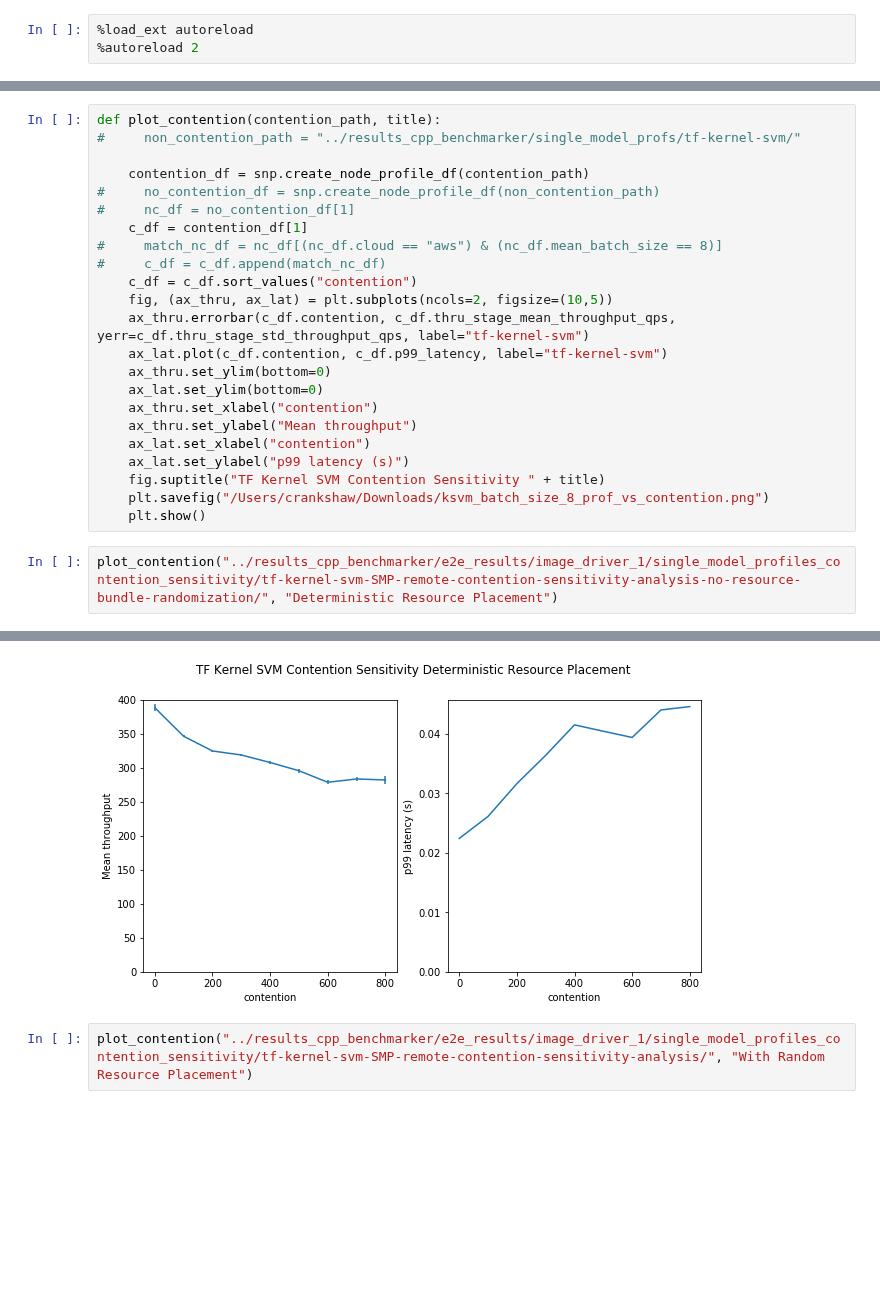
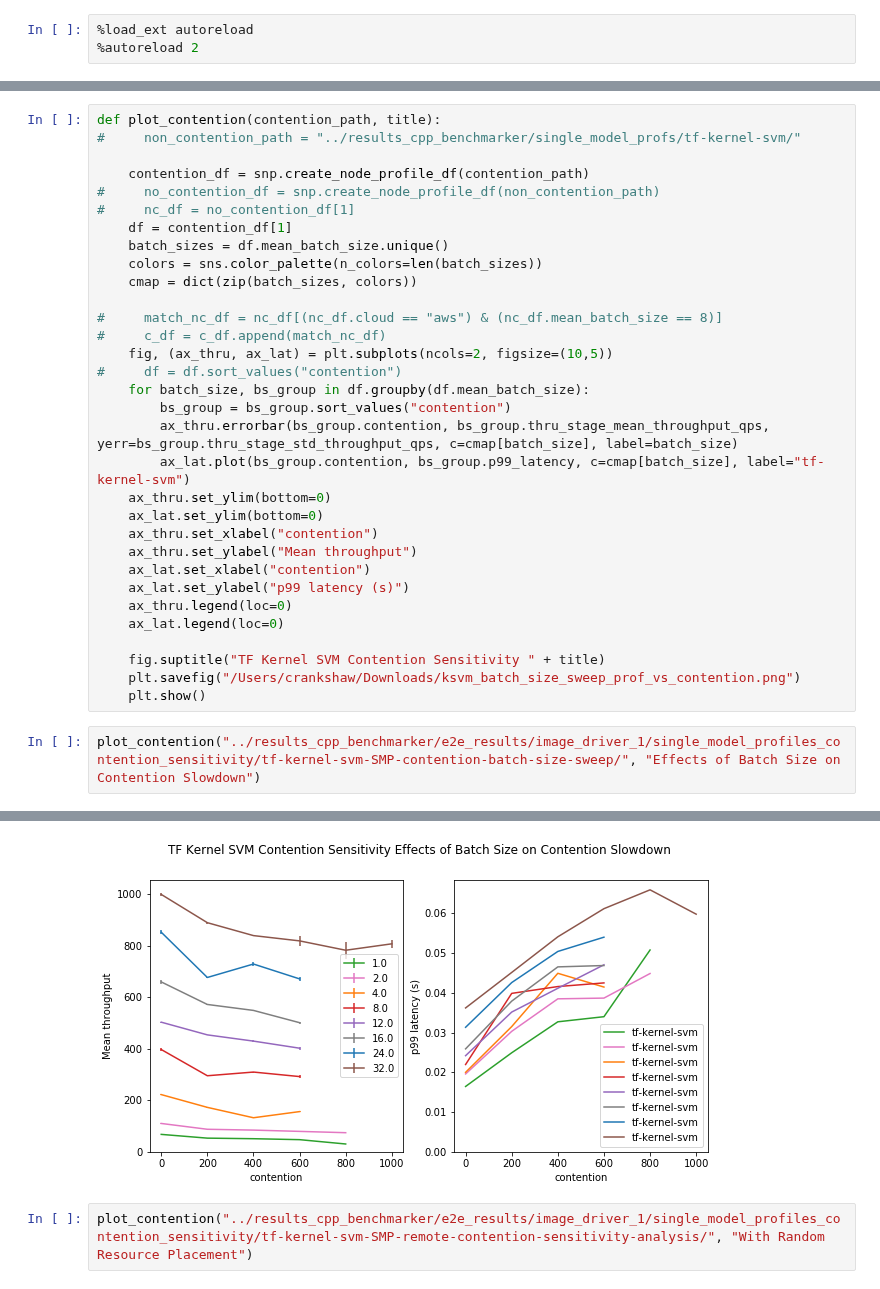
Before and after one commit to dcrankshaw/plots-model-comp-paper, a Jupyter notebook: plotting/single_model_profile_contention_sensitivity.ipynb, the cells around one changed output, grey strips where cells are left out. Cells and saved outputs as stored; diff of their text form; blank space fills up the shorter version.

```diff
--- a/plotting/single_model_profile_contention_sensitivity.ipynb
+++ b/plotting/single_model_profile_contention_sensitivity.ipynb
@@ -23,24 +25,33 @@ def plot_contention(contention_path, title):
     contention_df = snp.create_node_profile_df(contention_path)
 #     no_contention_df = snp.create_node_profile_df(non_contention_path)
 #     nc_df = no_contention_df[1]
-    c_df = contention_df[1]
+    df = contention_df[1]
+    batch_sizes = df.mean_batch_size.unique()
+    colors = sns.color_palette(n_colors=len(batch_sizes))
+    cmap = dict(zip(batch_sizes, colors))
+
 #     match_nc_df = nc_df[(nc_df.cloud == "aws") & (nc_df.mean_batch_size == 8)]
 #     c_df = c_df.append(match_nc_df)
-    c_df = c_df.sort_values("contention")
     fig, (ax_thru, ax_lat) = plt.subplots(ncols=2, figsize=(10,5))
-    ax_thru.errorbar(c_df.contention, c_df.thru_stage_mean_throughput_qps, yerr=c_df.thru_stage_std_throughput_qps, label="tf-kernel-svm")
-    ax_lat.plot(c_df.contention, c_df.p99_latency, label="tf-kernel-svm")
+#     df = df.sort_values("contention")
+    for batch_size, bs_group in df.groupby(df.mean_batch_size):
+        bs_group = bs_group.sort_values("contention")
+        ax_thru.errorbar(bs_group.contention, bs_group.thru_stage_mean_throughput_qps, yerr=bs_group.thru_stage_std_throughput_qps, c=cmap[batch_size], label=batch_size)
+        ax_lat.plot(bs_group.contention, bs_group.p99_latency, c=cmap[batch_size], label="tf-kernel-svm")
     ax_thru.set_ylim(bottom=0)
     ax_lat.set_ylim(bottom=0)
     ax_thru.set_xlabel("contention")
     ax_thru.set_ylabel("Mean throughput")
     ax_lat.set_xlabel("contention")
     ax_lat.set_ylabel("p99 latency (s)")
+    ax_thru.legend(loc=0)
+    ax_lat.legend(loc=0)
+
     fig.suptitle("TF Kernel SVM Contention Sensitivity " + title)
-    plt.savefig("/Users/crankshaw/Downloads/ksvm_batch_size_8_prof_vs_contention.png")
+    plt.savefig("/Users/crankshaw/Downloads/ksvm_batch_size_sweep_prof_vs_contention.png")
     plt.show()
 # %%
-plot_contention("../results_cpp_benchmarker/e2e_results/image_driver_1/single_model_profiles_contention_sensitivity/tf-kernel-svm-SMP-remote-contention-sensitivity-analysis-no-resource-bundle-randomization/", "Deterministic Resource Placement")
+plot_contention("../results_cpp_benchmarker/e2e_results/image_driver_1/single_model_profiles_contention_sensitivity/tf-kernel-svm-SMP-contention-batch-size-sweep/", "Effects of Batch Size on Contention Slowdown")
 # %% [output]
 Client was running on separate machine. Assuming you used V100s
 Client was running on separate machine. Assuming you used V100s
@@ -63,4 +73,4 @@ Client was running on separate machine. Assuming you used V100s
-[figure, old version]
+[figure, new version]
 # %%
 plot_contention("../results_cpp_benchmarker/e2e_results/image_driver_1/single_model_profiles_contention_sensitivity/tf-kernel-svm-SMP-remote-contention-sensitivity-analysis/", "With Random Resource Placement")
 # %% [output]
```
Also changed, not shown: parts of 2 cells of this notebook, 2 other files.
